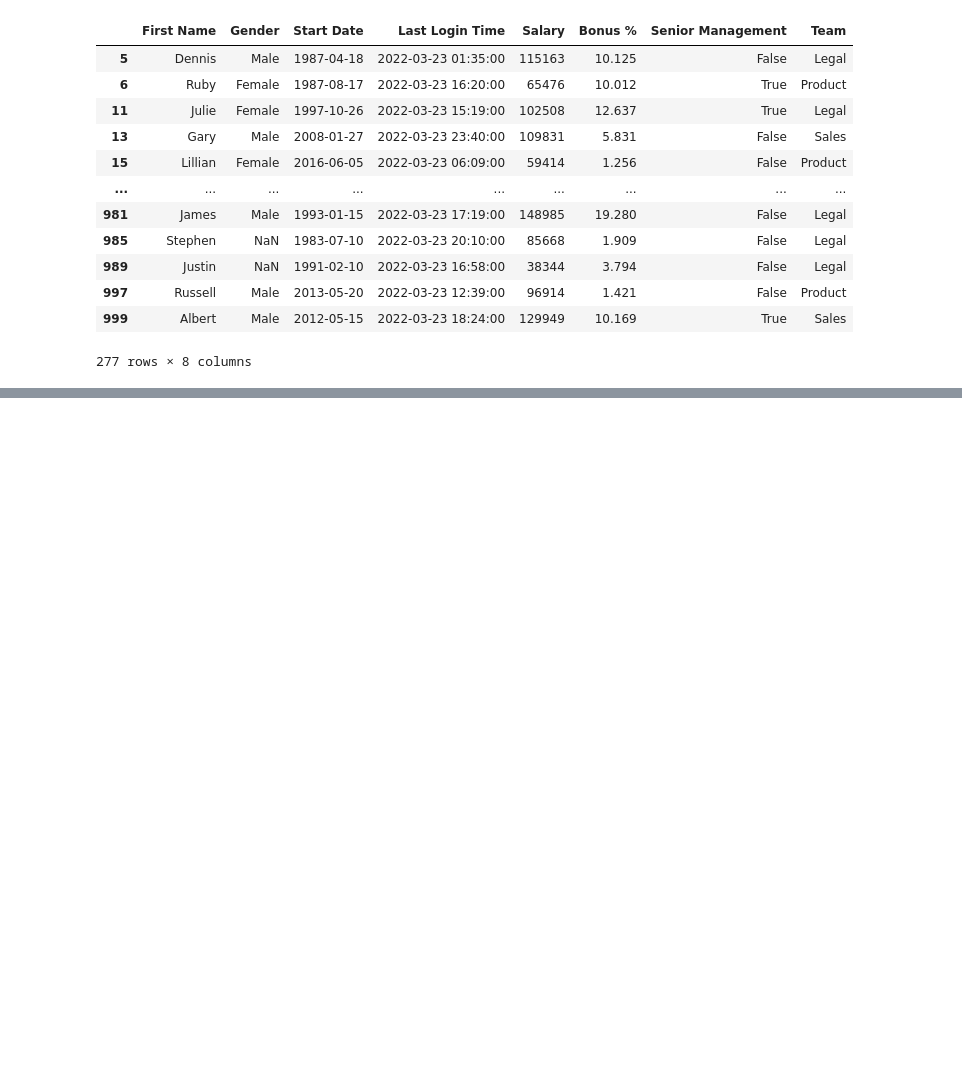
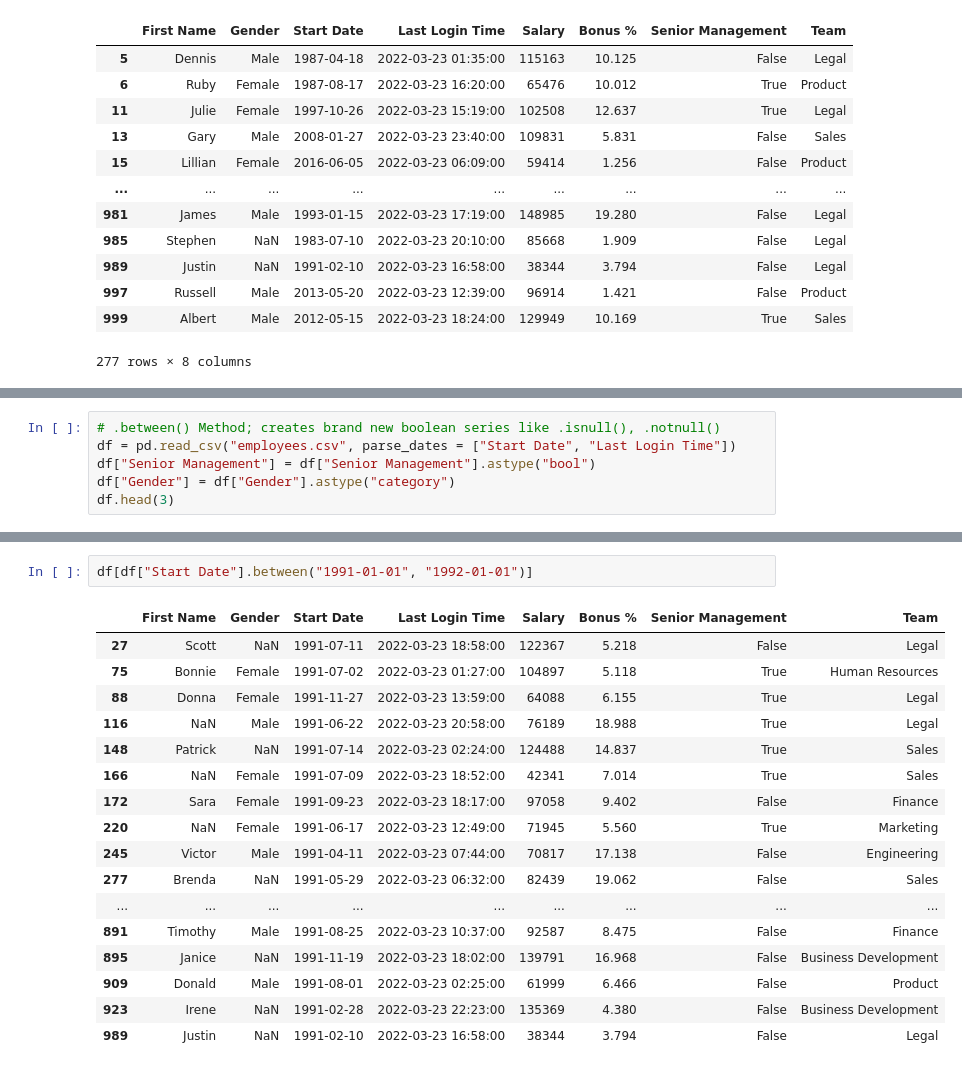
Before and after one commit to junclemente/tfs-pandas, a Jupyter notebook: DataFrames 2.2.ipynb, the cells around one changed output, grey strips where cells are left out. Saved outputs shown, nothing was run; the diff lists cells and outputs as text; blank space fills up the shorter version.

```diff
--- a/DataFrames 2.2.ipynb
+++ b/DataFrames 2.2.ipynb
@@ -53,0 +106,6 @@ df[mask]
+# %%
+# .between() Method; creates brand new boolean series like .isnull(), .notnull()
+df = pd.read_csv("employees.csv", parse_dates = ["Start Date", "Last Login Time"])
+df["Senior Management"] = df["Senior Management"].astype("bool")
+df["Gender"] = df["Gender"].astype("category")
+df.head(3)
@@ -53,0 +151,20 @@ df[mask]
+# %%
+df[df["Start Date"].between("1991-01-01", "1992-01-01")]
+# %% [output]
+|  | First Name | Gender | Start Date | Last Login Time | Salary | Bonus % | Senior Management | Team |
+| 27 | Scott | NaN | 1991-07-11 | 2022-03-23 18:58:00 | 122367 | 5.218 | False | Legal |
+| 75 | Bonnie | Female | 1991-07-02 | 2022-03-23 01:27:00 | 104897 | 5.118 | True | Human Resources |
+| 88 | Donna | Female | 1991-11-27 | 2022-03-23 13:59:00 | 64088 | 6.155 | True | Legal |
+| 116 | NaN | Male | 1991-06-22 | 2022-03-23 20:58:00 | 76189 | 18.988 | True | Legal |
+| 148 | Patrick | NaN | 1991-07-14 | 2022-03-23 02:24:00 | 124488 | 14.837 | True | Sales |
+| 166 | NaN | Female | 1991-07-09 | 2022-03-23 18:52:00 | 42341 | 7.014 | True | Sales |
+| 172 | Sara | Female | 1991-09-23 | 2022-03-23 18:17:00 | 97058 | 9.402 | False | Finance |
+| 220 | NaN | Female | 1991-06-17 | 2022-03-23 12:49:00 | 71945 | 5.560 | True | Marketing |
+| 245 | Victor | Male | 1991-04-11 | 2022-03-23 07:44:00 | 70817 | 17.138 | False | Engineering |
+| 277 | Brenda | NaN | 1991-05-29 | 2022-03-23 06:32:00 | 82439 | 19.062 | False | Sales |
+| ... | ... | ... | ... | ... | ... | ... | ... | ... |
+| 891 | Timothy | Male | 1991-08-25 | 2022-03-23 10:37:00 | 92587 | 8.475 | False | Finance |
+| 895 | Janice | NaN | 1991-11-19 | 2022-03-23 18:02:00 | 139791 | 16.968 | False | Business Development |
+| 909 | Donald | Male | 1991-08-01 | 2022-03-23 02:25:00 | 61999 | 6.466 | False | Product |
+| 923 | Irene | NaN | 1991-02-28 | 2022-03-23 22:23:00 | 135369 | 4.380 | False | Business Development |
+| 989 | Justin | NaN | 1991-02-10 | 2022-03-23 16:58:00 | 38344 | 3.794 | False | Legal |
```
Also changed, not shown: parts of 12 cells of this notebook.
